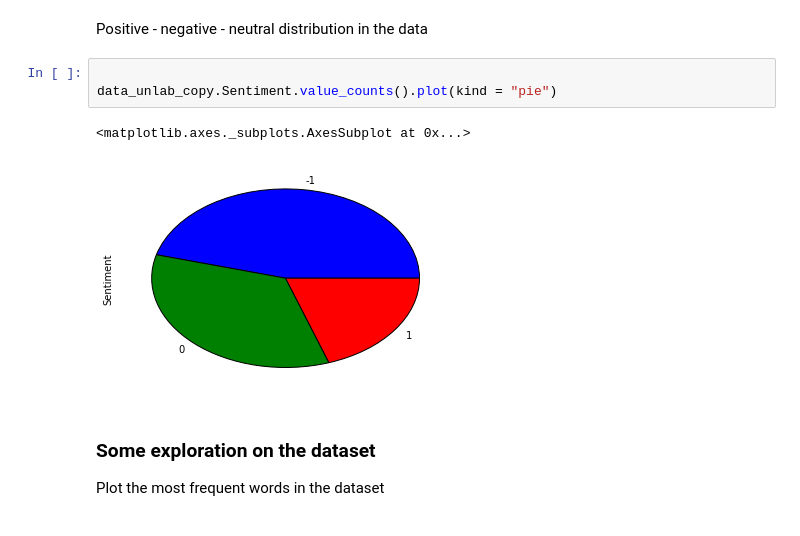
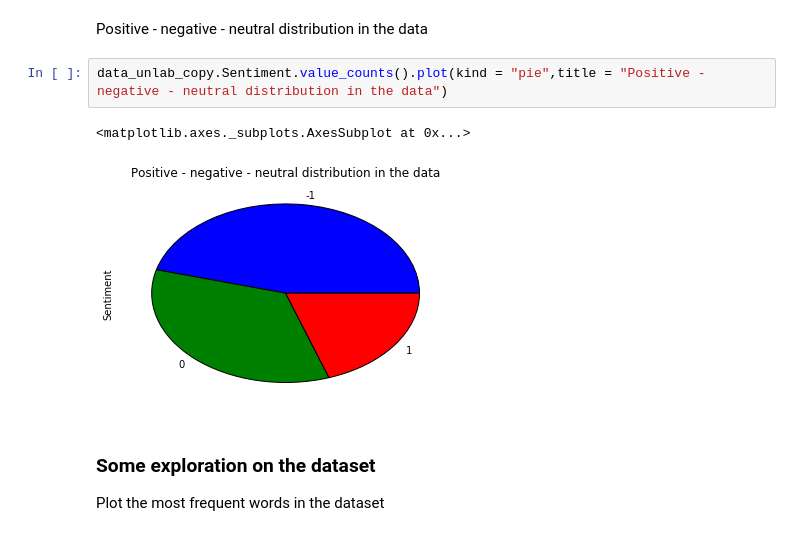
Before and after one commit to gautamborgohain/DataScience, a Jupyter notebook: Twitter_target_dependent_SA/InProgress_Sentiment_Analysis.ipynb, the cells around one changed output. Saved outputs shown, nothing was run; the diff lists cells and outputs as text.

```diff
--- a/Twitter_target_dependent_SA/InProgress_Sentiment_Analysis.ipynb
+++ b/Twitter_target_dependent_SA/InProgress_Sentiment_Analysis.ipynb
@@ -88,11 +88,10 @@ print(len(data_unlab_copy))
 # %% [markdown]
 Positive - negative - neutral distribution in the data
 # %%
-
-data_unlab_copy.Sentiment.value_counts().plot(kind = "pie")
+data_unlab_copy.Sentiment.value_counts().plot(kind = "pie",title = "Positive - negative - neutral distribution in the data")
 # %% [output]
 <matplotlib.axes._subplots.AxesSubplot at 0x...>
-[figure, old version]
+[figure, new version]
 # %% [markdown]
 ### Some exploration on the dataset
 
```
Also changed, not shown: parts of 4 cells of this notebook.
